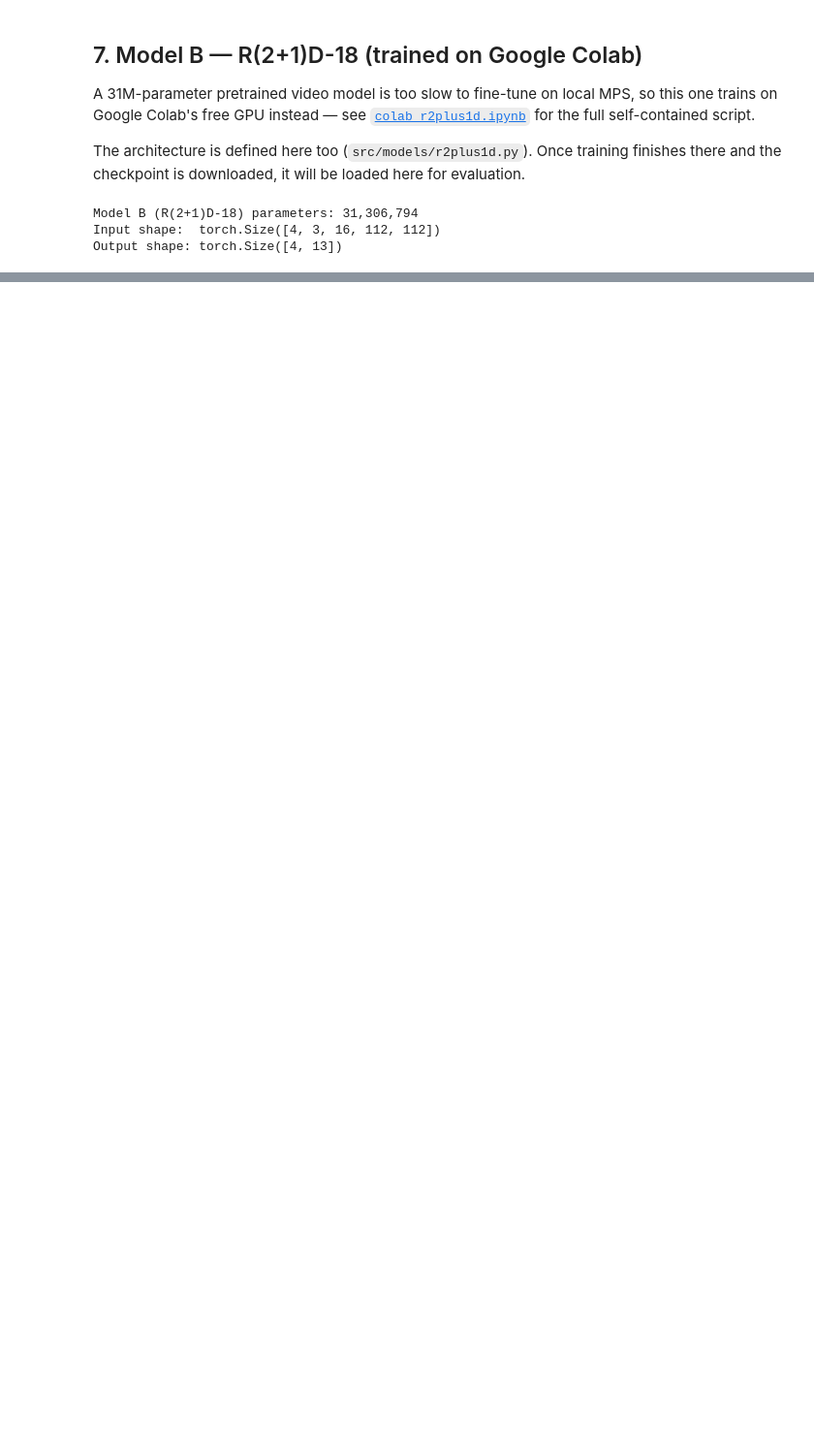
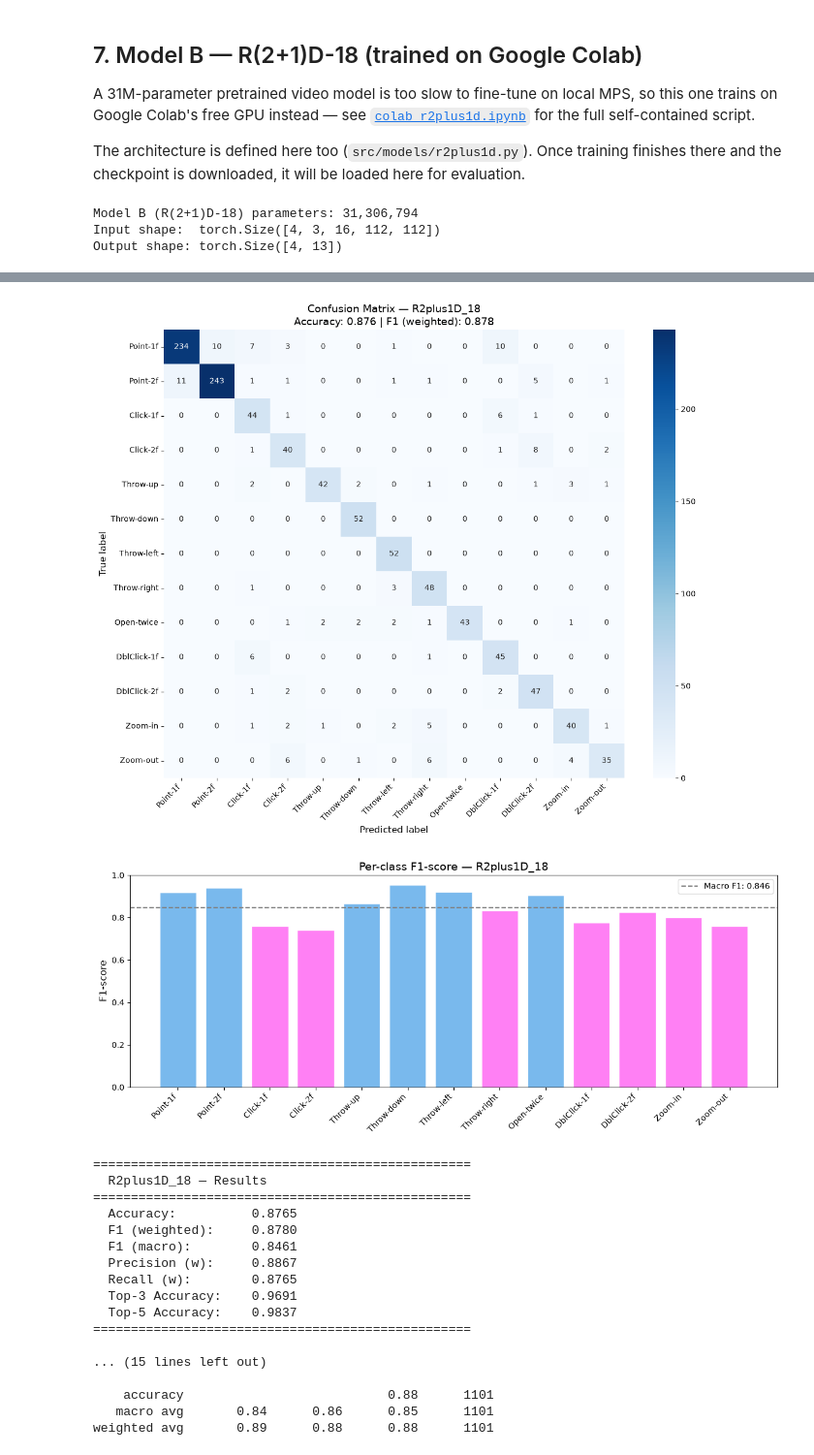
Before and after one commit to lanamatic/video-hand-gesture-recognition, a Jupyter notebook: notebooks/3dcnn_models.ipynb, the cells around one changed output, grey strips where cells are left out. Shown at 97% size. Drawn from its saved outputs; the diff is of its cells as text; code cells hidden in the pictures; blank space fills up the shorter version.

Commit message:
Add evaluation for R(2+1)D-18 model, and compare with 3D CNN from scratch

```diff
--- a/notebooks/3dcnn_models.ipynb
+++ b/notebooks/3dcnn_models.ipynb
@@ -277,0 +293,26 @@ Output shape: torch.Size([4, 13])
+# %%
+data = np.load("../results/predictions.npz")
+results_b = full_evaluation(
+    data['y_true'], data['y_pred'], "R2plus1D_18",
+    save_dir="../results/figures", y_prob=data['y_prob']
+)
+# %% [output]
+[figure, added]
+[figure, added]
+==================================================
+  R2plus1D_18 — Results
+==================================================
+  Accuracy:          0.8765
+  F1 (weighted):     0.8780
+  F1 (macro):        0.8461
+  Precision (w):     0.8867
+  Recall (w):        0.8765
+  Top-3 Accuracy:    0.9691
+  Top-5 Accuracy:    0.9837
+==================================================
+
+... (15 lines left out)
+
+    accuracy                           0.88      1101
+   macro avg       0.84      0.86      0.85      1101
+weighted avg       0.89      0.88      0.88      1101
```
Also changed, not shown: parts of 10 cells of this notebook, 9 other files.
